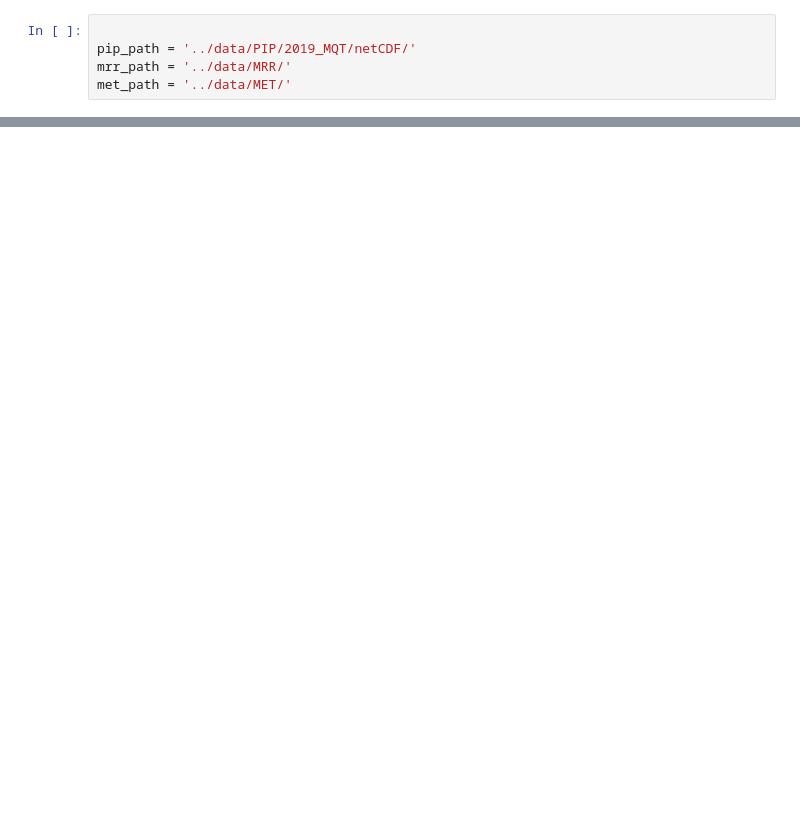
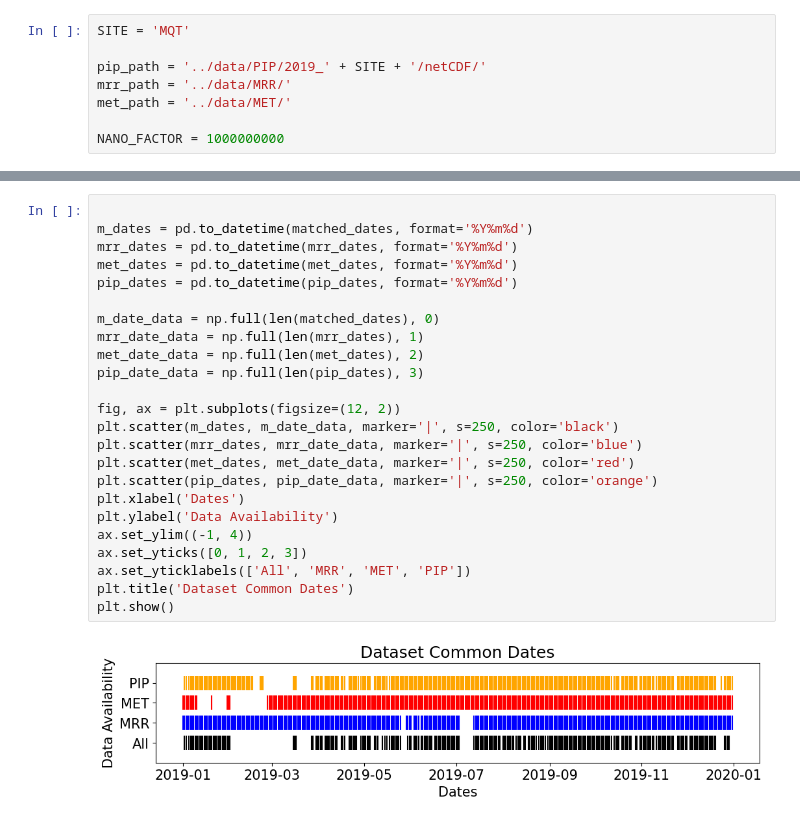
Before and after one commit to frasertheking/pip_processing, a Jupyter notebook: notebooks/check_data.ipynb, the cells around one changed output, grey strips where cells are left out. Saved outputs shown, nothing was run; the diff lists cells and outputs as text; blank space fills up the shorter version.

```diff
--- a/notebooks/check_data.ipynb
+++ b/notebooks/check_data.ipynb
@@ -8,6 +11,9 @@ import matplotlib.gridspec as gridspec
 plt.rcParams.update({'font.size': 15})
 # %%
+SITE = 'MQT'
 
-pip_path = '../data/PIP/2019_MQT/netCDF/'
+pip_path = '../data/PIP/2019_' + SITE + '/netCDF/'
 mrr_path = '../data/MRR/'
 met_path = '../data/MET/'
+
+NANO_FACTOR = 1000000000
@@ -14,3 +71,29 @@ met_path = '../data/MET/'
+# %%
+
+m_dates = pd.to_datetime(matched_dates, format='%Y%m%d')
+mrr_dates = pd.to_datetime(mrr_dates, format='%Y%m%d')
+met_dates = pd.to_datetime(met_dates, format='%Y%m%d')
+pip_dates = pd.to_datetime(pip_dates, format='%Y%m%d')
+
+m_date_data = np.full(len(matched_dates), 0)
+mrr_date_data = np.full(len(mrr_dates), 1)
+met_date_data = np.full(len(met_dates), 2)
+pip_date_data = np.full(len(pip_dates), 3)
+
+fig, ax = plt.subplots(figsize=(12, 2))
+plt.scatter(m_dates, m_date_data, marker='|', s=250, color='black')
+plt.scatter(mrr_dates, mrr_date_data, marker='|', s=250, color='blue')
+plt.scatter(met_dates, met_date_data, marker='|', s=250, color='red')
+plt.scatter(pip_dates, pip_date_data, marker='|', s=250, color='orange')
+plt.xlabel('Dates')
+plt.ylabel('Data Availability')
+ax.set_ylim((-1, 4))
+ax.set_yticks([0, 1, 2, 3])
+ax.set_yticklabels(['All', 'MRR', 'MET', 'PIP'])
+plt.title('Dataset Common Dates')
+plt.show()
+# %% [output]
+[figure, added]
 # %%
 ################# MRR DATA
 
```
Also changed, not shown: parts of 3 cells of this notebook, 1 other file.
